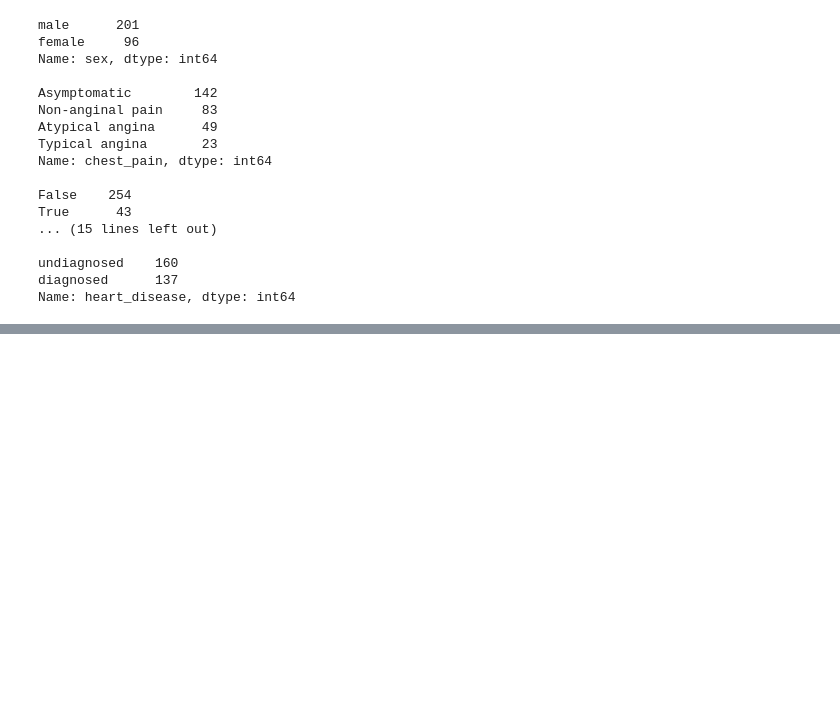
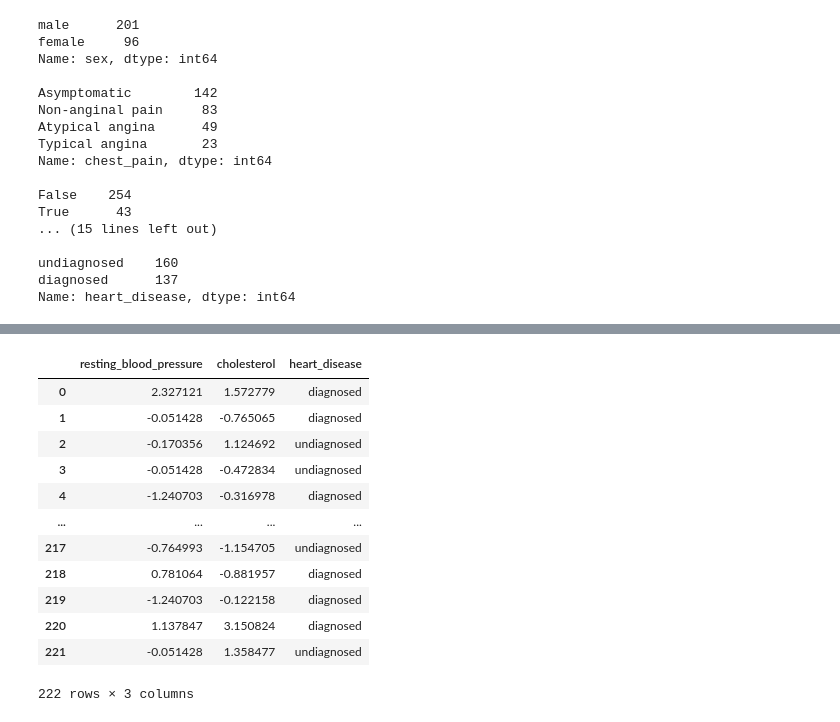
Before and after one commit to ytorigata/dsci-100-2022w2-group-22, a Jupyter notebook: docs/working.ipynb, the cells around one changed output, grey strips where cells are left out. Saved outputs shown, nothing was run; the diff lists cells and outputs as text; code cells hidden in the pictures; blank space fills up the shorter version.

```diff
--- a/docs/working.ipynb
+++ b/docs/working.ipynb
@@ -231,0 +244,16 @@ hd_scaled.head()
+# %%
+hd_scaled_train[['resting_blood_pressure', 'cholesterol', 'heart_disease']]
+# %% [output]
+|  | resting_blood_pressure | cholesterol | heart_disease |
+| 0 | 2.327121 | 1.572779 | diagnosed |
+| 1 | -0.051428 | -0.765065 | diagnosed |
+| 2 | -0.170356 | 1.124692 | undiagnosed |
+| 3 | -0.051428 | -0.472834 | undiagnosed |
+| 4 | -1.240703 | -0.316978 | diagnosed |
+| ... | ... | ... | ... |
+| 217 | -0.764993 | -1.154705 | undiagnosed |
+| 218 | 0.781064 | -0.881957 | diagnosed |
+| 219 | -1.240703 | -0.122158 | diagnosed |
+| 220 | 1.137847 | 3.150824 | diagnosed |
+| 221 | -0.051428 | 1.358477 | undiagnosed |
+222 rows × 3 columns
```
Also changed, not shown: parts of 13 cells of this notebook.
